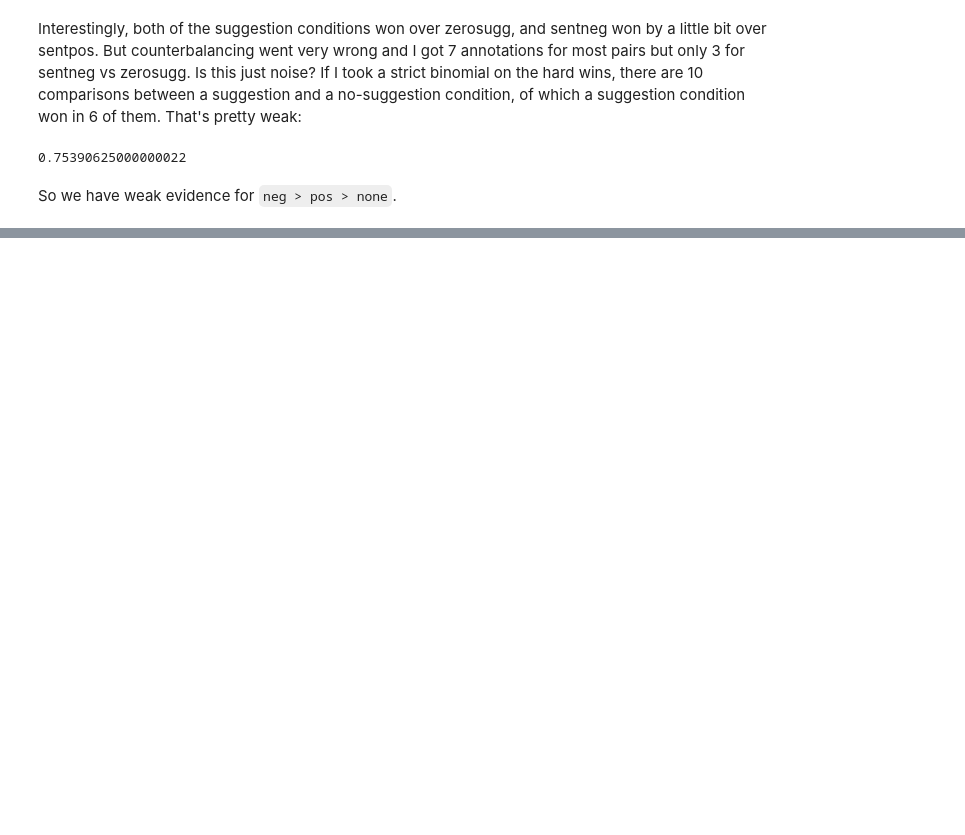
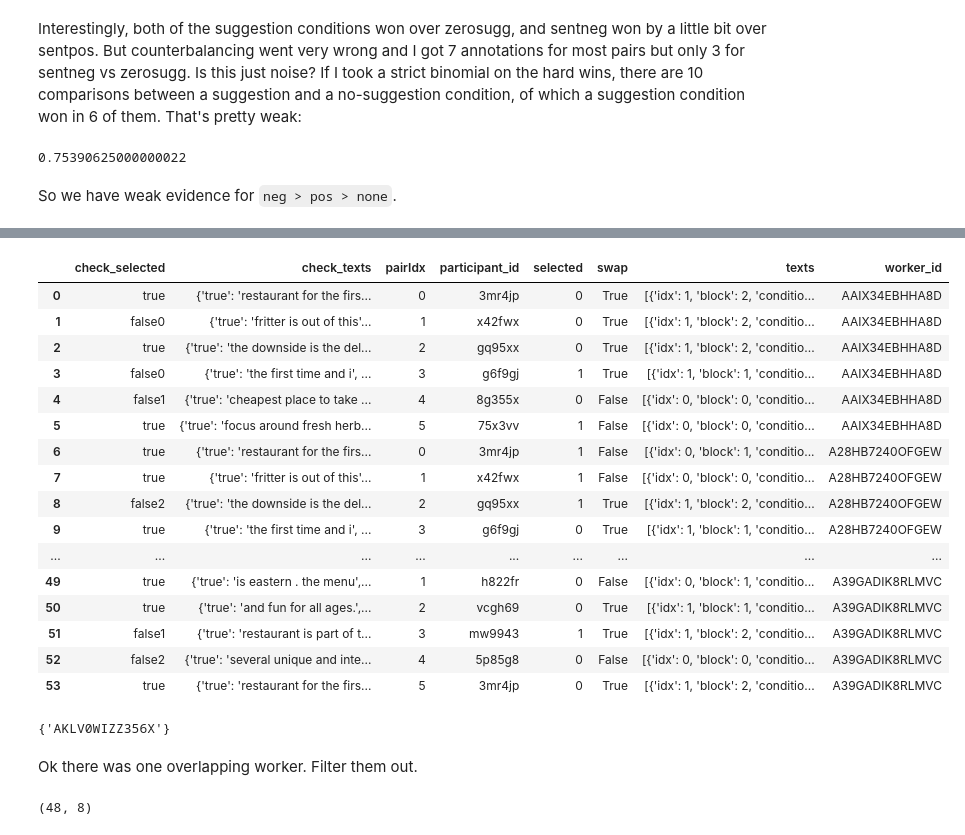
Before and after one commit to kcarnold/suggestion, a Jupyter notebook: notebooks/Pairwise Ratings of Persuasiveness.ipynb, the cells around one changed output, grey strips where cells are left out. Cells and saved outputs as stored; diff of their text form; code cells hidden in the pictures; blank space fills up the shorter version.

```diff
--- a/notebooks/Pairwise Ratings of Persuasiveness.ipynb
+++ b/notebooks/Pairwise Ratings of Persuasiveness.ipynb
@@ -315,0 +317,31 @@ So we have weak evidence for `neg > pos > none`.
+# %%
+from suggestion.paths import paths
+result_files = list(paths.parent.joinpath('gruntwork', 'turk_pairwise_persuasiveness-visitorguide').glob('Batch*results.csv'))
+
+raw = pd.concat([pd.read_csv(str(f)) for f in result_files], axis=0, ignore_index=True)
+res = []
+for record in raw.loc[:, ['WorkerId', 'Answer.results']].to_dict('records'):
+    worker_id = record['WorkerId']
+    for entry in json.loads(record['Answer.results']):
+        res.append(dict(worker_id=worker_id, **entry.pop('meta'), **entry))
+res = pd.DataFrame(res)
+# %%
+res
+# %% [output]
+|  | check_selected | check_texts | pairIdx | participant_id | selected | swap | texts | worker_id |
+| 0 | true | {'true': 'restaurant for the firs... | 0 | 3mr4jp | 0 | True | [{'idx': 1, 'block': 2, 'conditio... | AAIX34EBHHA8D |
+| 1 | false0 | {'true': 'fritter is out of this'... | 1 | x42fwx | 0 | True | [{'idx': 1, 'block': 2, 'conditio... | AAIX34EBHHA8D |
+| 2 | true | {'true': 'the downside is the del... | 2 | gq95xx | 0 | True | [{'idx': 1, 'block': 2, 'conditio... | AAIX34EBHHA8D |
+| 3 | false0 | {'true': 'the first time and i', ... | 3 | g6f9gj | 1 | True | [{'idx': 1, 'block': 1, 'conditio... | AAIX34EBHHA8D |
+| 4 | false1 | {'true': 'cheapest place to take ... | 4 | 8g355x | 0 | False | [{'idx': 0, 'block': 0, 'conditio... | AAIX34EBHHA8D |
+| 5 | true | {'true': 'focus around fresh herb... | 5 | 75x3vv | 1 | False | [{'idx': 0, 'block': 0, 'conditio... | AAIX34EBHHA8D |
+| 6 | true | {'true': 'restaurant for the firs... | 0 | 3mr4jp | 1 | False | [{'idx': 0, 'block': 1, 'conditio... | A28HB7240OFGEW |
+| 7 | true | {'true': 'fritter is out of this'... | 1 | x42fwx | 1 | False | [{'idx': 0, 'block': 0, 'conditio... | A28HB7240OFGEW |
+| 8 | false2 | {'true': 'the downside is the del... | 2 | gq95xx | 1 | True | [{'idx': 1, 'block': 2, 'conditio... | A28HB7240OFGEW |
+| 9 | true | {'true': 'the first time and i', ... | 3 | g6f9gj | 0 | True | [{'idx': 1, 'block': 1, 'conditio... | A28HB7240OFGEW |
+| ... | ... | ... | ... | ... | ... | ... | ... | ... |
+| 49 | true | {'true': 'is eastern . the menu',... | 1 | h822fr | 0 | False | [{'idx': 0, 'block': 1, 'conditio... | A39GADIK8RLMVC |
+| 50 | true | {'true': 'and fun for all ages.',... | 2 | vcgh69 | 0 | True | [{'idx': 1, 'block': 1, 'conditio... | A39GADIK8RLMVC |
+| 51 | false1 | {'true': 'restaurant is part of t... | 3 | mw9943 | 1 | True | [{'idx': 1, 'block': 2, 'conditio... | A39GADIK8RLMVC |
+| 52 | false2 | {'true': 'several unique and inte... | 4 | 5p85g8 | 0 | False | [{'idx': 0, 'block': 0, 'conditio... | A39GADIK8RLMVC |
+| 53 | true | {'true': 'restaurant for the firs... | 5 | 3mr4jp | 0 | True | [{'idx': 1, 'block': 2, 'conditio... | A39GADIK8RLMVC |
@@ -315,0 +350,6 @@ So we have weak evidence for `neg > pos > none`.
+# %%
+set(batch1_workers).intersection(set(batch2_workers))
+# %% [output]
+{'AKLV0WIZZ356X'}
+# %% [markdown]
+Ok there was one overlapping worker. Filter them out.
@@ -315,0 +358,4 @@ So we have weak evidence for `neg > pos > none`.
+# %%
+batch2.shape
+# %% [output]
+(48, 8)
```
Also changed, not shown: parts of 24 cells of this notebook.
